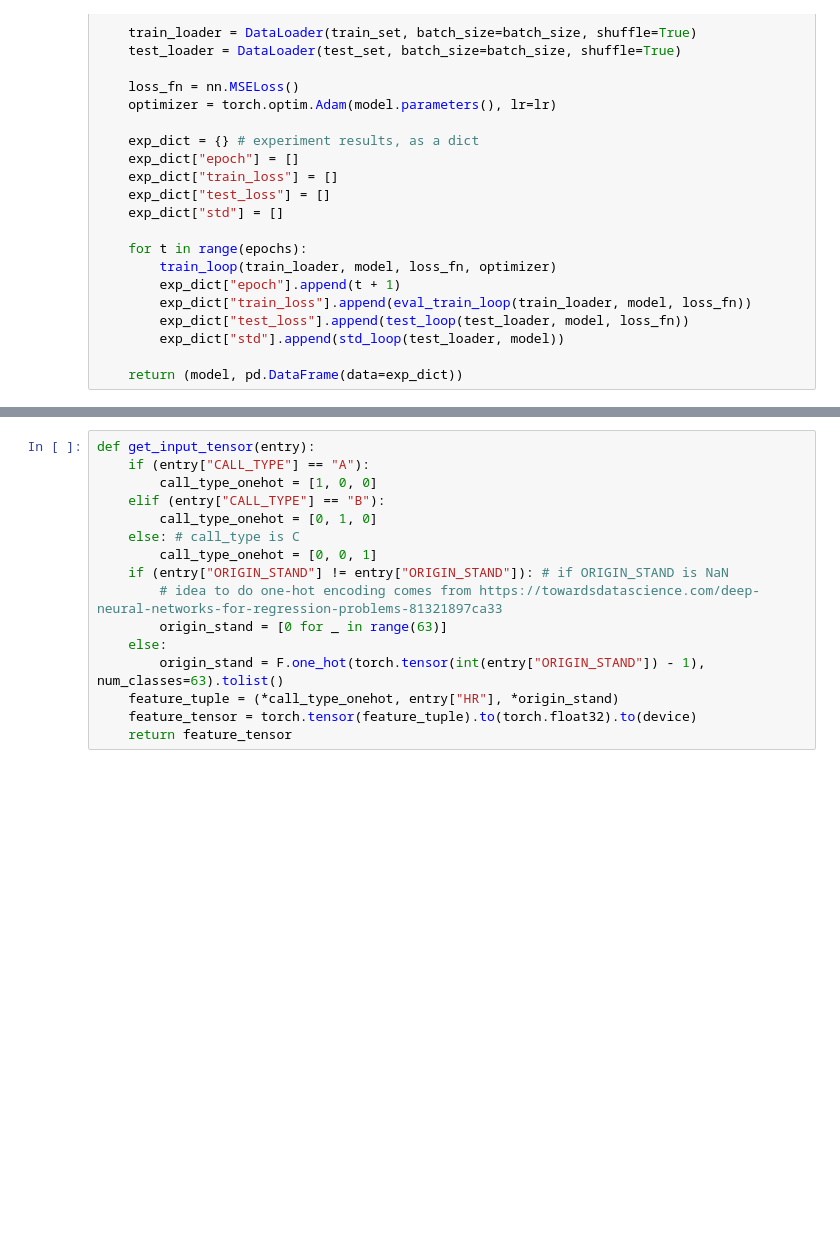
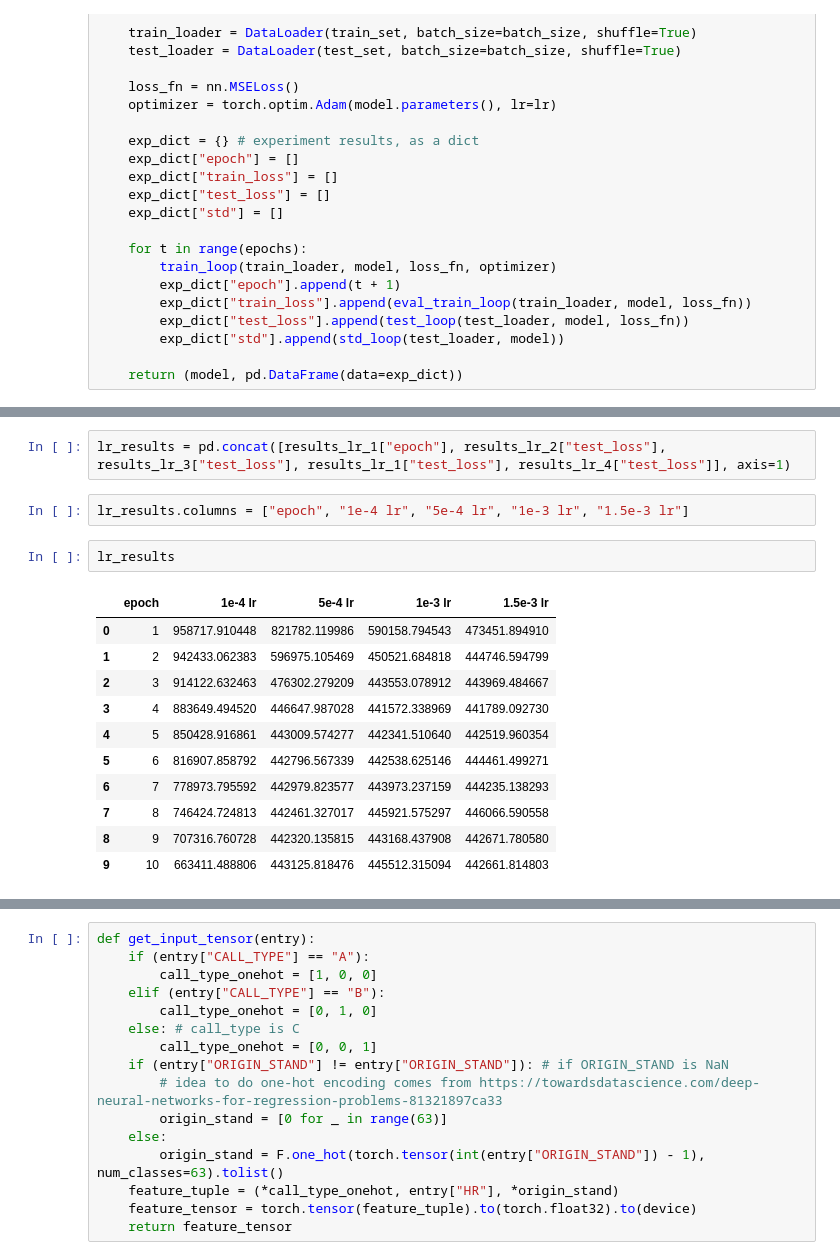
Before and after one commit to eylau-ucsd/cse151b-project, a Jupyter notebook: model.ipynb, the cells around one changed output, grey strips where cells are left out. Cells and saved outputs as stored; diff of their text form; blank space fills up the shorter version.

```diff
--- a/model.ipynb
+++ b/model.ipynb
@@ -293,0 +282,18 @@ plt.show()
+# %%
+lr_results = pd.concat([results_lr_1["epoch"], results_lr_2["test_loss"], results_lr_3["test_loss"], results_lr_1["test_loss"], results_lr_4["test_loss"]], axis=1)
+# %%
+lr_results.columns = ["epoch", "1e-4 lr", "5e-4 lr", "1e-3 lr", "1.5e-3 lr"]
+# %%
+lr_results
+# %% [output]
+|  | epoch | 1e-4 lr | 5e-4 lr | 1e-3 lr | 1.5e-3 lr |
+| 0 | 1 | 958717.910448 | 821782.119986 | 590158.794543 | 473451.894910 |
+| 1 | 2 | 942433.062383 | 596975.105469 | 450521.684818 | 444746.594799 |
+| 2 | 3 | 914122.632463 | 476302.279209 | 443553.078912 | 443969.484667 |
+| 3 | 4 | 883649.494520 | 446647.987028 | 441572.338969 | 441789.092730 |
+| 4 | 5 | 850428.916861 | 443009.574277 | 442341.510640 | 442519.960354 |
+| 5 | 6 | 816907.858792 | 442796.567339 | 442538.625146 | 444461.499271 |
+| 6 | 7 | 778973.795592 | 442979.823577 | 443973.237159 | 444235.138293 |
+| 7 | 8 | 746424.724813 | 442461.327017 | 445921.575297 | 446066.590558 |
+| 8 | 9 | 707316.760728 | 442320.135815 | 443168.437908 | 442671.780580 |
+| 9 | 10 | 663411.488806 | 443125.818476 | 445512.315094 | 442661.814803 |
```
Also changed, not shown: parts of 40 cells of this notebook, 2 other files.
